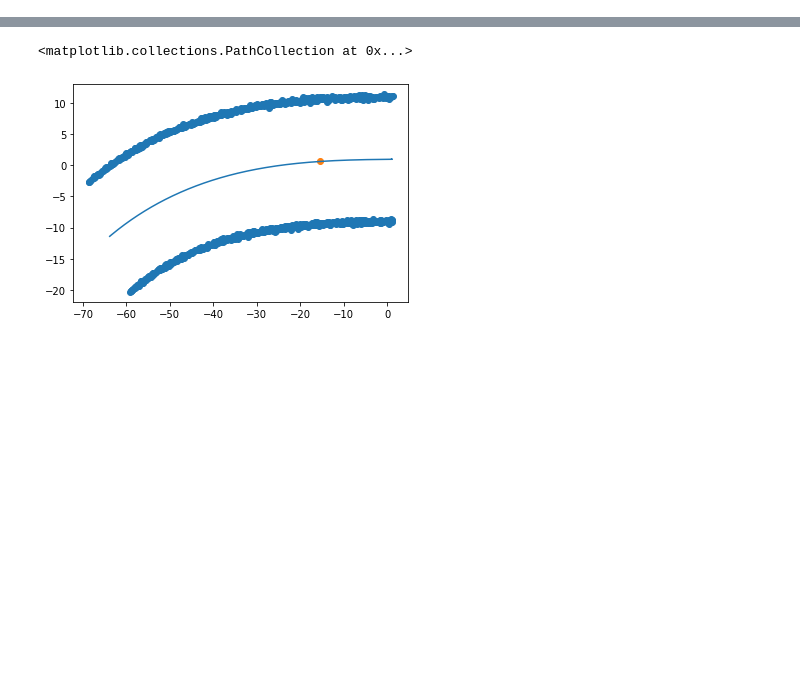
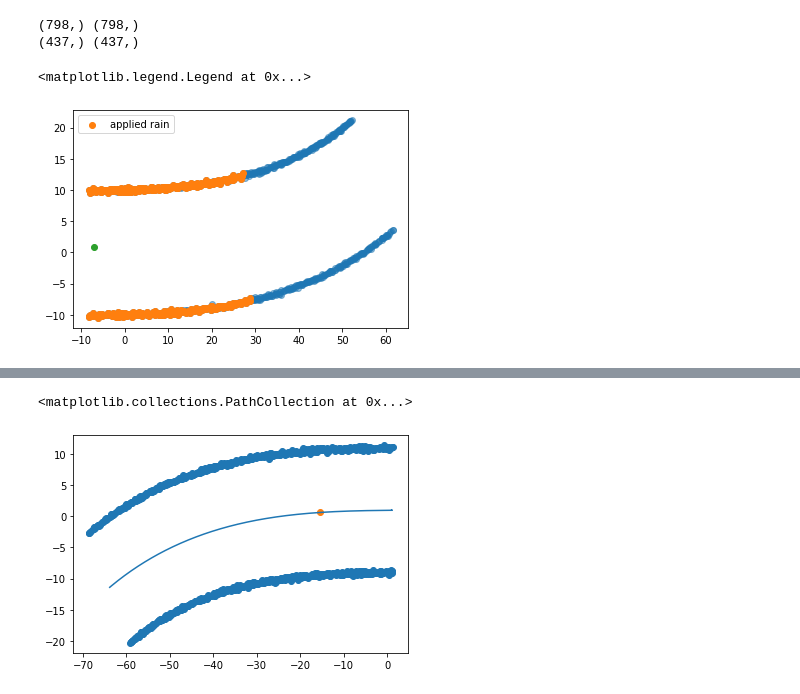
Before and after one commit to MoritzPoritz/Partikelfilter-Vehicle-Lokalization, a Jupyter notebook: particle_filter_lokalization/src/Hausorff_Distance_Test.ipynb, the cells around one changed output, grey strips where cells are left out. Drawn from its saved outputs; the diff is of its cells as text; code cells hidden in the pictures; blank space fills up the shorter version.

Commit message:
lidar and imu filter working good

```diff
--- a/particle_filter_lokalization/src/Hausorff_Distance_Test.ipynb
+++ b/particle_filter_lokalization/src/Hausorff_Distance_Test.ipynb
@@ -12,5 +12,42 @@ from sklearn.metrics.pairwise import cosine_similarity
 # %%
 pc = pd.read_csv('../data/sample_id_0__curve__rain_rate_0__pc.csv')
 data = pd.read_csv('../data/sample_id_0__curve__rain_rate_0__lidar__data.csv')
-pc_array = np.stack([pc['pc_x'], pc['pc_y']], axis=1)
+pc_array = np.stack([pc['pc_x'], pc['pc_y'], pc['reflect']], axis=1)
 positions = np.stack([data['positions_x_ground_truth'], data['positions_y_ground_truth']], axis=1)
+# %%
+def apply_rain(position, rain_rate):
+    p_min = 0.9/(np.pi * config.lidar_range**2)
+    # get all points in range of lidar sensor
+    subs = (position - pc_array[:,0:2])
+    # calculate their range
+    ranges = np.linalg.norm(subs, axis=1)
+    angles = np.arctan2(subs[:,1], subs[:,0])
+    print(ranges.shape, angles.shape)
+
+    ranges_in_range = ranges[ranges < config.lidar_range]
+    angles_in_range = angles[ranges < config.lidar_range]
+    print(ranges_in_range.shape, angles_in_range.shape)
+
+    reflectivities = pc_array[:,2][ranges < config.lidar_range]
+    new_intensities = reflectivities/(ranges_in_range**2) * np.exp(-0.02*(rain_rate**0.6)*ranges_in_range)
+    taken_ranges = ranges_in_range[new_intensities > p_min]
+    taken_angles = angles_in_range[new_intensities > p_min]
+    if (len(taken_ranges[taken_ranges < 0]) > 0):
+        taken_ranges[taken_ranges < 0] = 0
+
+    taken_intensities = new_intensities[new_intensities > p_min]
+    noisy_ranges = np.random.normal(0, 0.02*taken_ranges*(1-np.exp(-rain_rate))**2)
+
+    return subs, taken_ranges, taken_angles
+# %%
+subs, ranges, angles = apply_rain(positions[50], 0)
+subs_from_polar = np.stack([ranges * np.cos(angles), ranges * np.sin(angles)], axis=1)
+plt.scatter(subs[:,0], subs[:,1], alpha = 0.5)
+plt.scatter(subs_from_polar[:,0], subs_from_polar[:,1], label="applied rain")
+plt.scatter(positions[50][0], positions[50][1])
+plt.legend()
+# %% [output]
+(798,) (798,)
+(437,) (437,)
+<matplotlib.legend.Legend at 0x...>
+[figure, added]
```
Also changed, not shown: parts of 3 cells of this notebook, 35 other files.
